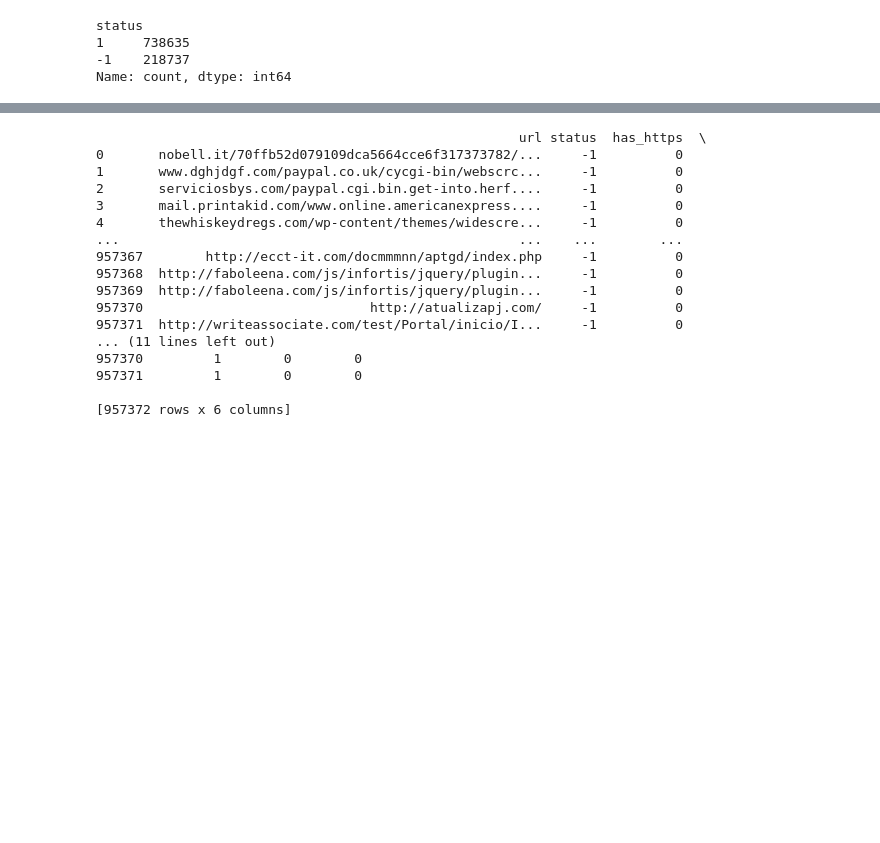
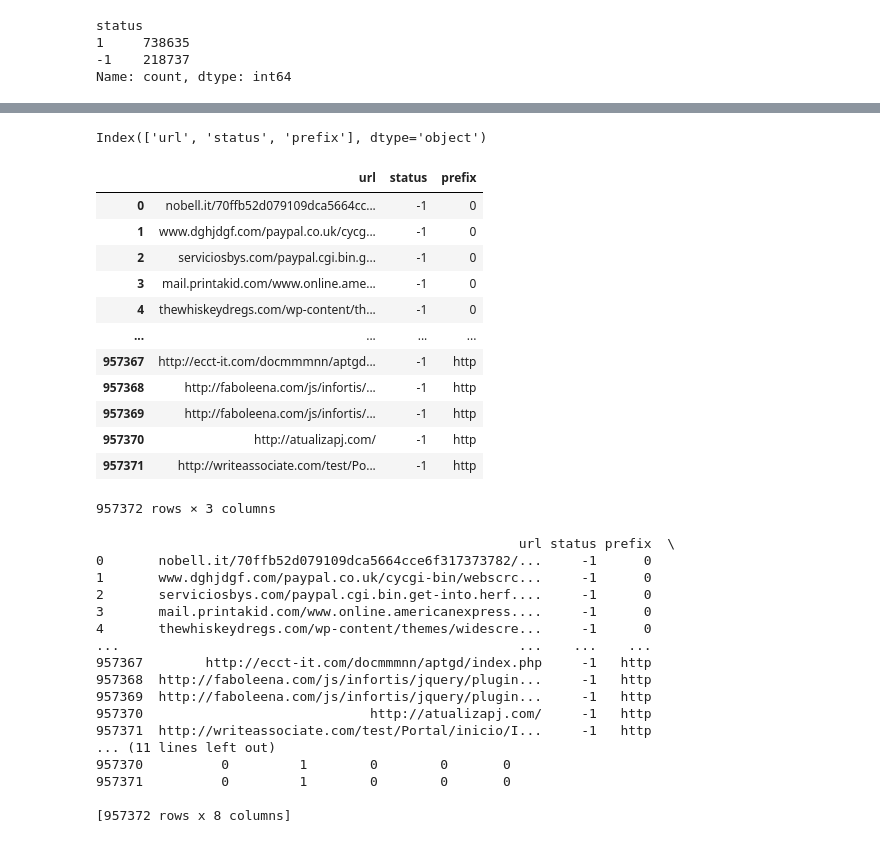
Before and after one commit to No-Country-simulation/C-22-38-T-DataBi, a Jupyter notebook: Limpieza + Análisis/Limpieza.ipynb, the cells around one changed output, grey strips where cells are left out. Saved outputs shown, nothing was run; the diff lists cells and outputs as text; code cells hidden in the pictures; blank space fills up the shorter version.

```diff
--- a/Limpieza + Análisis/Limpieza.ipynb
+++ b/Limpieza + Análisis/Limpieza.ipynb
@@ -129,3 +125,23 @@ status
 1     738635
 -1    218737
 Name: count, dtype: int64
+# %%
+#exploramos los prefijos existentes en la columna url
+# Función para extraer el prefijo
+def extract_prefix(url):
+    # Asegurarnos de trabajar con strings
+    url = str(url)
+    prefixes = ['https://', 'http://', 'ftp://', 'ftps://', 'mailto://', 'file://','data://', 'tel://', 'ldap://','news://', 'nntp://','telnet://', 'gopher://']
+    for prefix in prefixes:
+        if url.startswith(prefix):
+            return prefix[:-3]  # Devolver 'https', 'http', o 'ftp' etc.....
+    return '0'
+
+# Aplicar la función para extraer prefijos
+datas['prefix'] = datas['url'].apply(extract_prefix)
+
+# Contar la cantidad de cada prefijo
+prefix_counts = datas['prefix'].value_counts()
+
+print("Contador de prefijos en las URLs:")
+print(prefix_counts)
@@ -132,29 +196,56 @@ Name: count, dtype: int64
+# %%
+datas.columns
+# %% [output]
+Index(['url', 'status', 'prefix'], dtype='object')
+# %%
+datas
+# %% [output]
+|  | url | status | prefix |
+| 0 | nobell.it/70ffb52d079109dca5664cc... | -1 | 0 |
+| 1 | www.dghjdgf.com/paypal.co.uk/cycg... | -1 | 0 |
+| 2 | serviciosbys.com/paypal.cgi.bin.g... | -1 | 0 |
+| 3 | mail.printakid.com/www.online.ame... | -1 | 0 |
+| 4 | thewhiskeydregs.com/wp-content/th... | -1 | 0 |
+| ... | ... | ... | ... |
+| 957367 | http://ecct-it.com/docmmmnn/aptgd... | -1 | http |
+| 957368 | http://faboleena.com/js/infortis/... | -1 | http |
+| 957369 | http://faboleena.com/js/infortis/... | -1 | http |
+| 957370 | http://atualizapj.com/ | -1 | http |
+| 957371 | http://writeassociate.com/test/Po... | -1 | http |
+957372 rows × 3 columns
 # %%
 
+# Se añade columnas de prefijos
 # Funcion para verificar si la url usa ciertos prefijos
 def has_prefix(url, prefix):
     return 1 if url.startswith(prefix) else 0
+def starts_with_ip(url):
+    ip_pattern = re.compile(r'^(\d{1,3}\.){3}\d{1,3}')
+    return 1 if ip_pattern.match(url) else 0
+
 # Crear columnas para cada prefijo en el DataFrame
 datas['has_https'] = datas['url'].apply(lambda x: has_prefix(x, 'https://'))
 datas['has_http'] = datas['url'].apply(lambda x: has_prefix(x, 'http://'))
 datas['has_ftp'] = datas['url'].apply(lambda x: has_prefix(x, 'ftp://'))
 datas['has_www'] = datas['url'].apply(lambda x: has_prefix(x, 'www.'))
+datas['has_ip']= datas['url'].apply(starts_with_ip)
+
 print(datas)
 # %% [output]
-                                                      url status  has_https  \
-0       nobell.it/70ffb52d079109dca5664cce6f317373782/...     -1          0
-1       www.dghjdgf.com/paypal.co.uk/cycgi-bin/webscrc...     -1          0
-2       serviciosbys.com/paypal.cgi.bin.get-into.herf....     -1          0
-3       mail.printakid.com/www.online.americanexpress....     -1          0
-4       thewhiskeydregs.com/wp-content/themes/widescre...     -1          0
-...                                                   ...    ...        ...
-957367        http://ecct-it.com/docmmmnn/aptgd/index.php     -1          0
-957368  http://faboleena.com/js/infortis/jquery/plugin...     -1          0
-957369  http://faboleena.com/js/infortis/jquery/plugin...     -1          0
-957370                             http://atualizapj.com/     -1          0
-957371  http://writeassociate.com/test/Portal/inicio/I...     -1          0
+                                                      url status prefix  \
+0       nobell.it/70ffb52d079109dca5664cce6f317373782/...     -1      0
+1       www.dghjdgf.com/paypal.co.uk/cycgi-bin/webscrc...     -1      0
+2       serviciosbys.com/paypal.cgi.bin.get-into.herf....     -1      0
+3       mail.printakid.com/www.online.americanexpress....     -1      0
+4       thewhiskeydregs.com/wp-content/themes/widescre...     -1      0
+...                                                   ...    ...    ...
+957367        http://ecct-it.com/docmmmnn/aptgd/index.php     -1   http
+957368  http://faboleena.com/js/infortis/jquery/plugin...     -1   http
+957369  http://faboleena.com/js/infortis/jquery/plugin...     -1   http
+957370                             http://atualizapj.com/     -1   http
+957371  http://writeassociate.com/test/Portal/inicio/I...     -1   http
 ... (11 lines left out)
-957370         1        0        0
-957371         1        0        0
+957370          0         1        0        0       0
+957371          0         1        0        0       0
 
-[957372 rows x 6 columns]
+[957372 rows x 8 columns]
```
Also changed, not shown: parts of 16 cells of this notebook.
